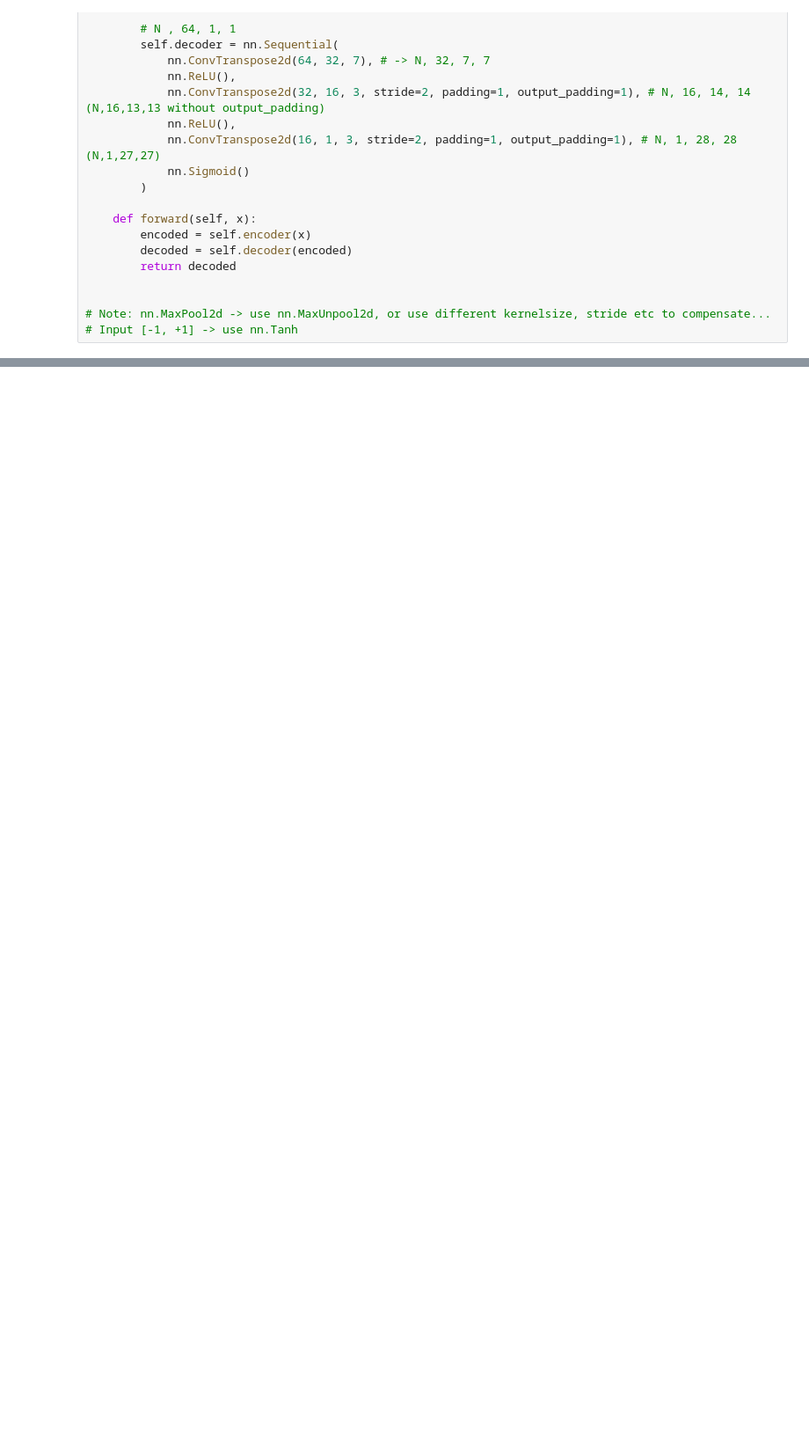
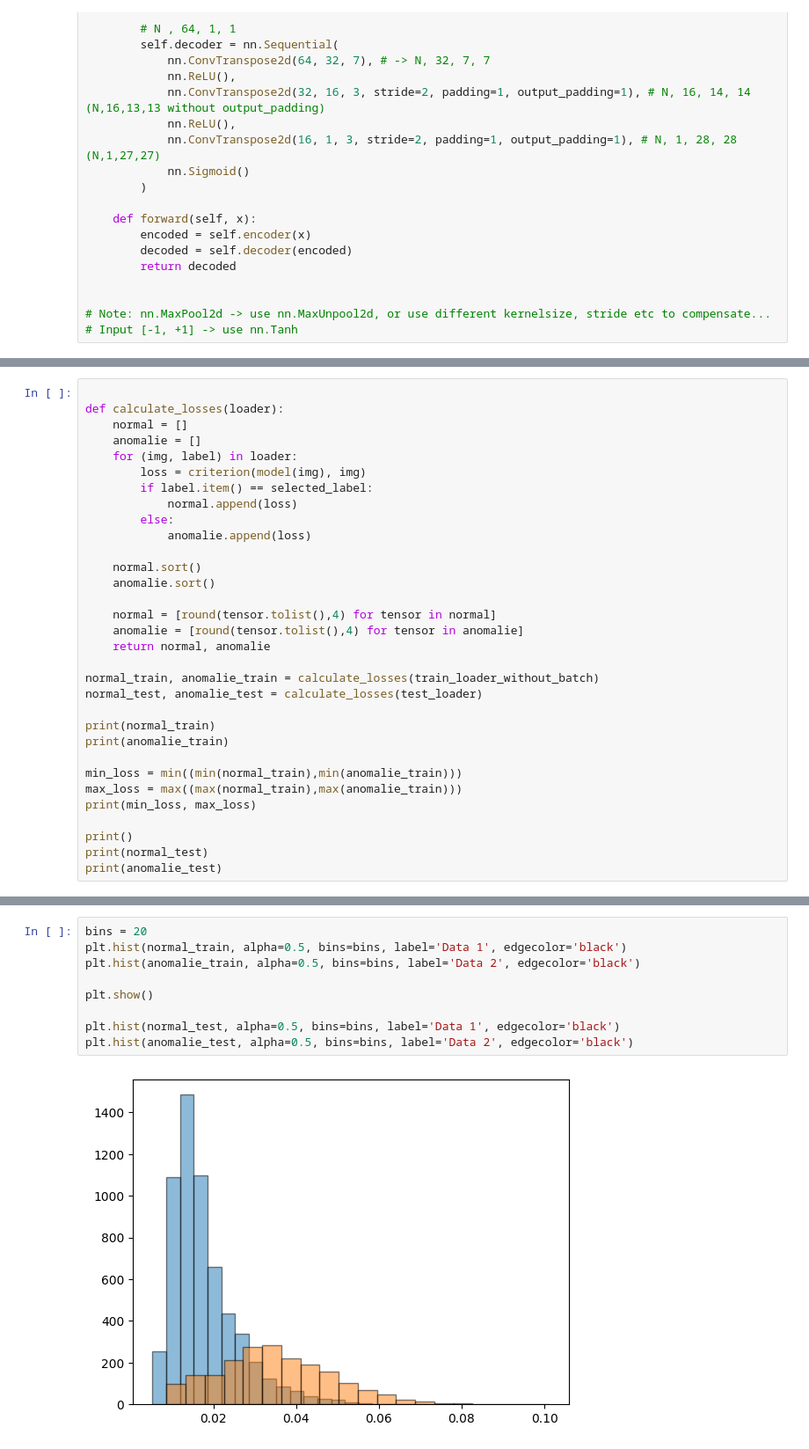
Before and after one commit to Khelta/masterarbeit, a Jupyter notebook: code/pytorch/Autoencoder_reconstruct.ipynb, the cells around one changed output, grey strips where cells are left out. Shown at 88% size. Cells and saved outputs as stored; diff of their text form; blank space fills up the shorter version.

```diff
--- a/code/pytorch/Autoencoder_reconstruct.ipynb
+++ b/code/pytorch/Autoencoder_reconstruct.ipynb
@@ -137,0 +195,32 @@ for k in range(0, num_epochs, 4):
+# %%
+
+def calculate_losses(loader):
+    normal = []
+    anomalie = []
+    for (img, label) in loader:
+        loss = criterion(model(img), img)
+        if label.item() == selected_label:
+            normal.append(loss)
+        else:
+            anomalie.append(loss)
+
+    normal.sort()
+    anomalie.sort()
+
+    normal = [round(tensor.tolist(),4) for tensor in normal]
+    anomalie = [round(tensor.tolist(),4) for tensor in anomalie]
+    return normal, anomalie
+
+normal_train, anomalie_train = calculate_losses(train_loader_without_batch)
+normal_test, anomalie_test = calculate_losses(test_loader)
+
+print(normal_train)
+print(anomalie_train)
+
+min_loss = min((min(normal_train),min(anomalie_train)))
+max_loss = max((max(normal_train),max(anomalie_train)))
+print(min_loss, max_loss)
+
+print()
+print(normal_test)
+print(anomalie_test)
@@ -137,0 +234,11 @@ for k in range(0, num_epochs, 4):
+# %%
+bins = 20
+plt.hist(normal_train, alpha=0.5, bins=bins, label='Data 1', edgecolor='black')
+plt.hist(anomalie_train, alpha=0.5, bins=bins, label='Data 2', edgecolor='black')
+
+plt.show()
+
+plt.hist(normal_test, alpha=0.5, bins=bins, label='Data 1', edgecolor='black')
+plt.hist(anomalie_test, alpha=0.5, bins=bins, label='Data 2', edgecolor='black')
+# %% [output]
+[figure, added]
```
Also changed, not shown: parts of 11 cells of this notebook, 3 other files.
